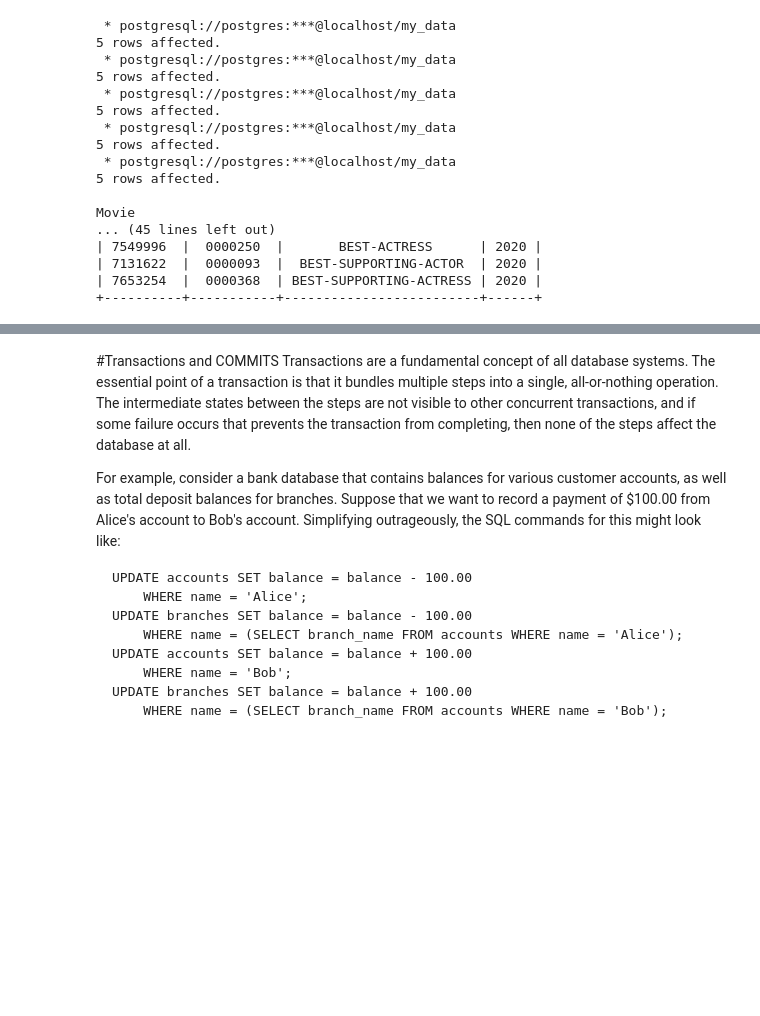
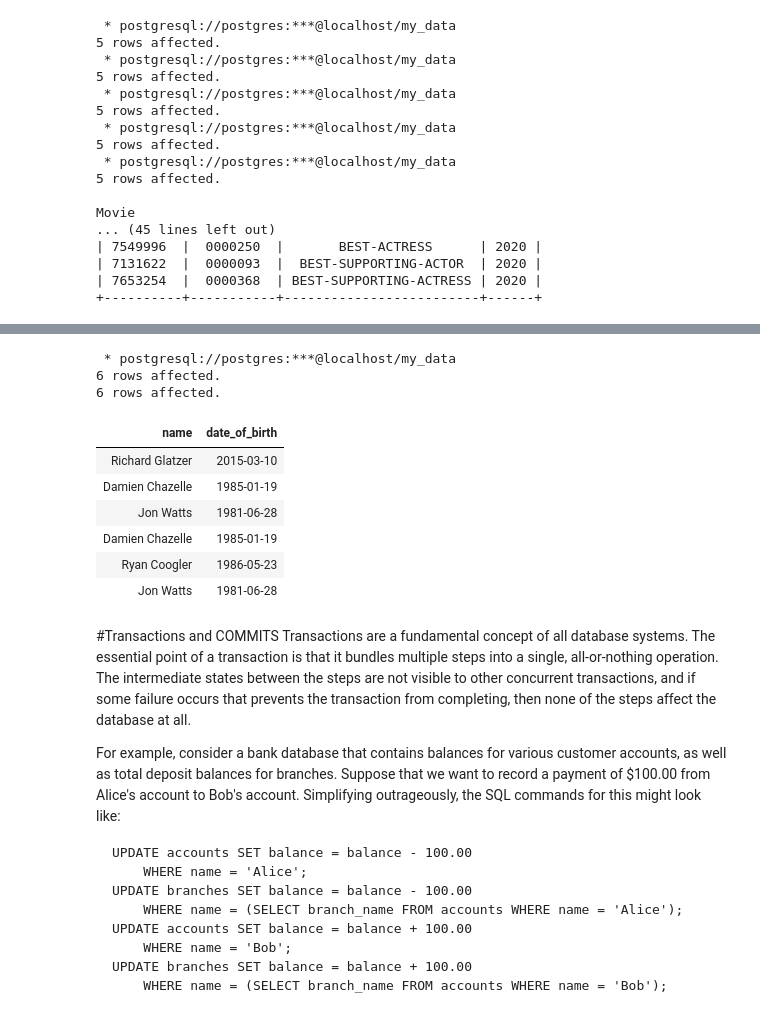
Before and after one commit to brendanpshea/database_class, a Jupyter notebook: Advanced_SQL_Views,_Procedures,_Triggers,_Indexes.ipynb, the cells around one changed output, grey strips where cells are left out. Drawn from its saved outputs; the diff is of its cells as text; code cells hidden in the pictures; blank space fills up the shorter version.

```diff
--- a/Advanced_SQL_Views,_Procedures,_Triggers,_Indexes.ipynb
+++ b/Advanced_SQL_Views,_Procedures,_Triggers,_Indexes.ipynb
@@ -85,3 +132,23 @@ Movie
+# %%
+%%sql
+-- Finally, let's insert the data and see the result
+INSERT INTO YoungDirector(name, date_of_birth)
+SELECT name, dob
+FROM Person JOIN Director ON Person.id = Director.director_id
+WHERE dob > '1980/1/1';
+
+SELECT * FROM YoungDirector;
+# %% [output]
+ * postgresql://postgres:***@localhost/my_data
+6 rows affected.
+6 rows affected.
+| name | date_of_birth |
+| Richard Glatzer | 2015-03-10 |
+| Damien Chazelle | 1985-01-19 |
+| Jon Watts | 1981-06-28 |
+| Damien Chazelle | 1985-01-19 |
+| Ryan Coogler | 1986-05-23 |
+| Jon Watts | 1981-06-28 |
 # %% [markdown]
 #Transactions and COMMITS
 Transactions are a fundamental concept of all database systems. The essential point of a transaction is that it bundles multiple steps into a single, all-or-nothing operation. The intermediate states between the steps are not visible to other concurrent transactions, and if some failure occurs that prevents the transaction from completing, then none of the steps affect the database at all.
```
Also changed, not shown: parts of 4 cells of this notebook.
